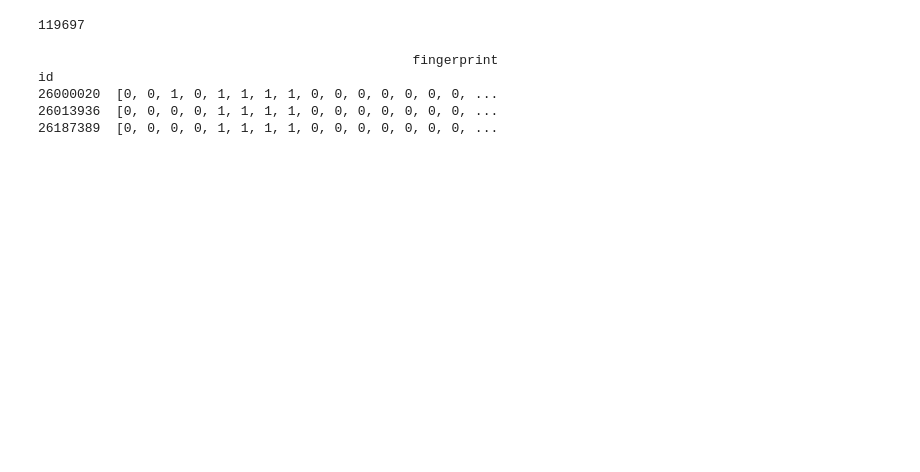
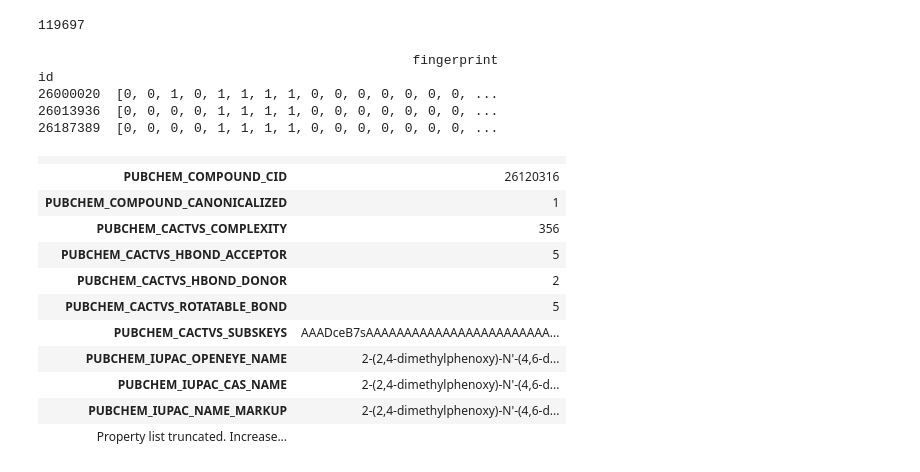
Before and after one commit to quantori/qtr-fingerprint, a Jupyter notebook: notebooks/fingerprint_research.ipynb, the cells around one changed output. Cells and saved outputs as stored; diff of their text form; code cells hidden in the pictures; blank space fills up the shorter version.

```diff
--- a/notebooks/fingerprint_research.ipynb
+++ b/notebooks/fingerprint_research.ipynb
@@ -6,3 +7,7 @@ from sklearn.decomposition import PCA
+# %%
+mols = Chem.MultithreadedSDMolSupplier('./119697.sdf', numWriterThreads=10)
+# %%
+mols = [m for m in mols]
 # %%
 df = pd.read_csv("fingerprints_119697.txt", sep=" ", names=['id', 'fingerprint'], index_col=0)
 # %%
@@ -104,3 +111,18 @@ id
 26000020  [0, 0, 1, 0, 1, 1, 1, 1, 0, 0, 0, 0, 0, 0, 0, ...
 26013936  [0, 0, 0, 0, 1, 1, 1, 1, 0, 0, 0, 0, 0, 0, 0, ...
 26187389  [0, 0, 0, 0, 1, 1, 1, 1, 0, 0, 0, 0, 0, 0, 0, ...
+# %%
+mols[20000] # молекула запроса
+# %% [output]
+|  |  |
+| PUBCHEM_COMPOUND_CID | 26120316 |
+| PUBCHEM_COMPOUND_CANONICALIZED | 1 |
+| PUBCHEM_CACTVS_COMPLEXITY | 356 |
+| PUBCHEM_CACTVS_HBOND_ACCEPTOR | 5 |
+| PUBCHEM_CACTVS_HBOND_DONOR | 2 |
+| PUBCHEM_CACTVS_ROTATABLE_BOND | 5 |
+| PUBCHEM_CACTVS_SUBSKEYS | AAADceB7sAAAAAAAAAAAAAAAAAAAAAAAA... |
+| PUBCHEM_IUPAC_OPENEYE_NAME | 2-(2,4-dimethylphenoxy)-N'-(4,6-d... |
+| PUBCHEM_IUPAC_CAS_NAME | 2-(2,4-dimethylphenoxy)-N'-(4,6-d... |
+| PUBCHEM_IUPAC_NAME_MARKUP | 2-(2,4-dimethylphenoxy)-N'-(4,6-d... |
+| Property list truncated. Increase... |  |
```
Also changed, not shown: parts of 6 cells of this notebook.
